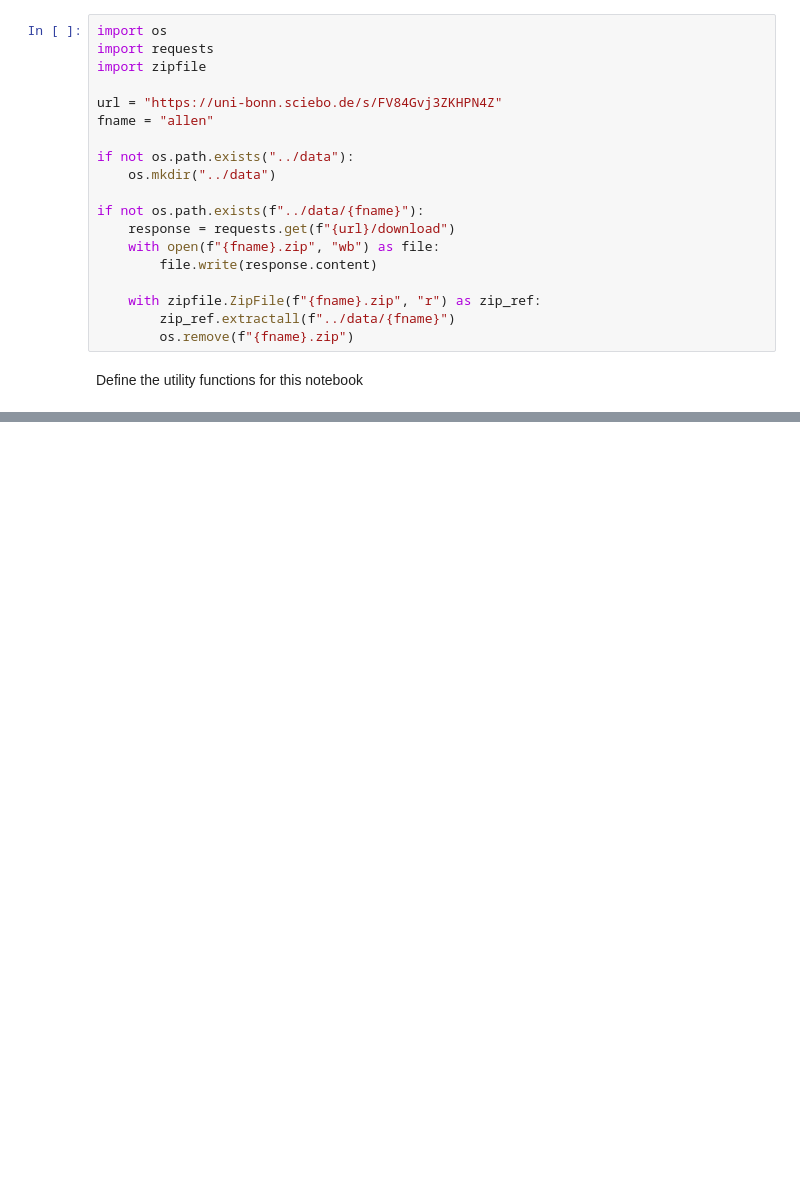
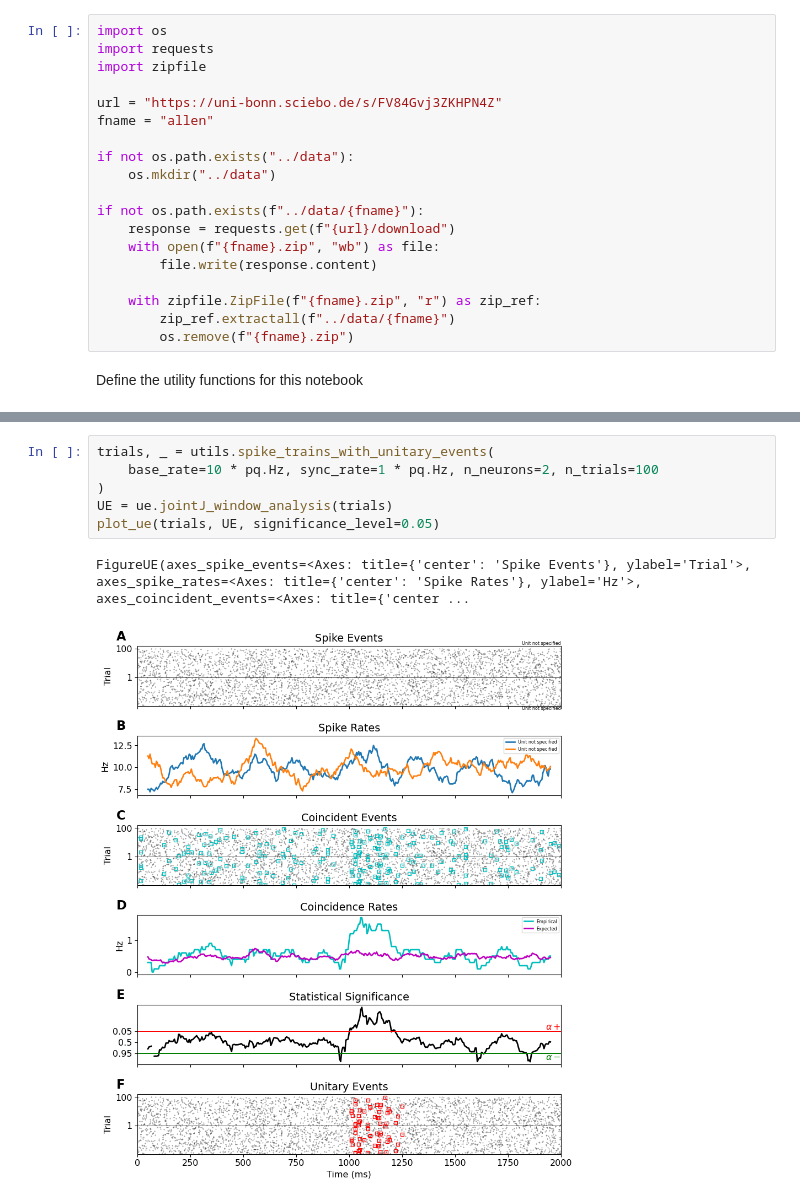
Before and after one commit to 110000111111000/Intro-to-Neural-Spike-Analysis-in-Python, a Jupyter notebook: assign/07_detecting_synchronicity_with_unitary_event_analysis/detecting_synchronicity_with_unitary_event_analysis.ipynb, the cells around one changed output, grey strips where cells are left out. Cells and saved outputs as stored; diff of their text form; blank space fills up the shorter version.

```diff
--- a/assign/07_detecting_synchronicity_with_unitary_event_analysis/detecting_synchronicity_with_unitary_event_analysis.ipynb
+++ b/assign/07_detecting_synchronicity_with_unitary_event_analysis/detecting_synchronicity_with_unitary_event_analysis.ipynb
@@ -383,0 +159,9 @@ FigureUE(axes_spike_events=<Axes: title={'center': 'Spike Events'}, ylabel='Tria
+# %%
+trials, _ = utils.spike_trains_with_unitary_events(
+    base_rate=10 * pq.Hz, sync_rate=1 * pq.Hz, n_neurons=2, n_trials=100
+)
+UE = ue.jointJ_window_analysis(trials)
+plot_ue(trials, UE, significance_level=0.05)
+# %% [output]
+FigureUE(axes_spike_events=<Axes: title={'center': 'Spike Events'}, ylabel='Trial'>, axes_spike_rates=<Axes: title={'center': 'Spike Rates'}, ylabel='Hz'>, axes_coincident_events=<Axes: title={'center ...
+[figure, added]
```
Also changed, not shown: parts of 13 cells of this notebook, 5 other files.
